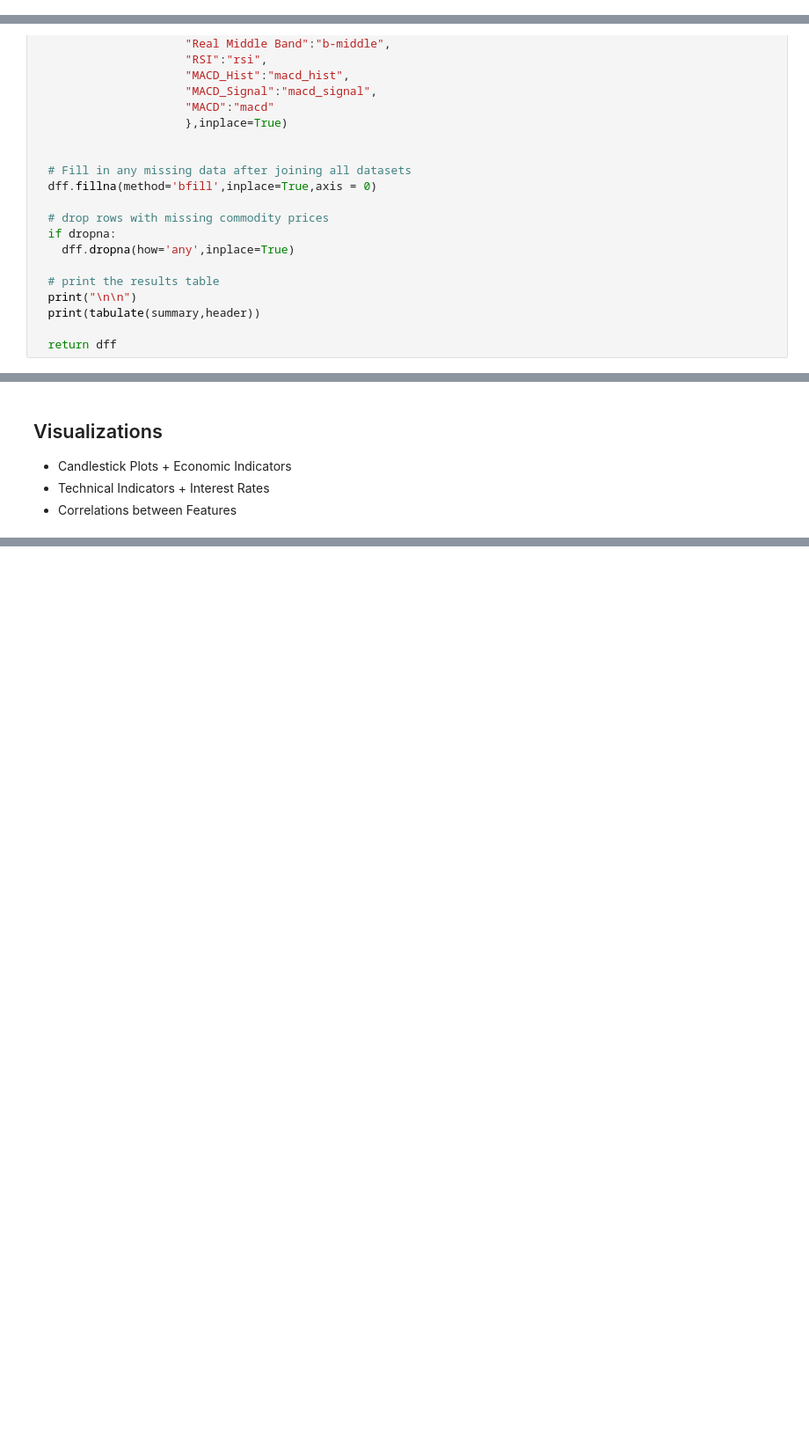
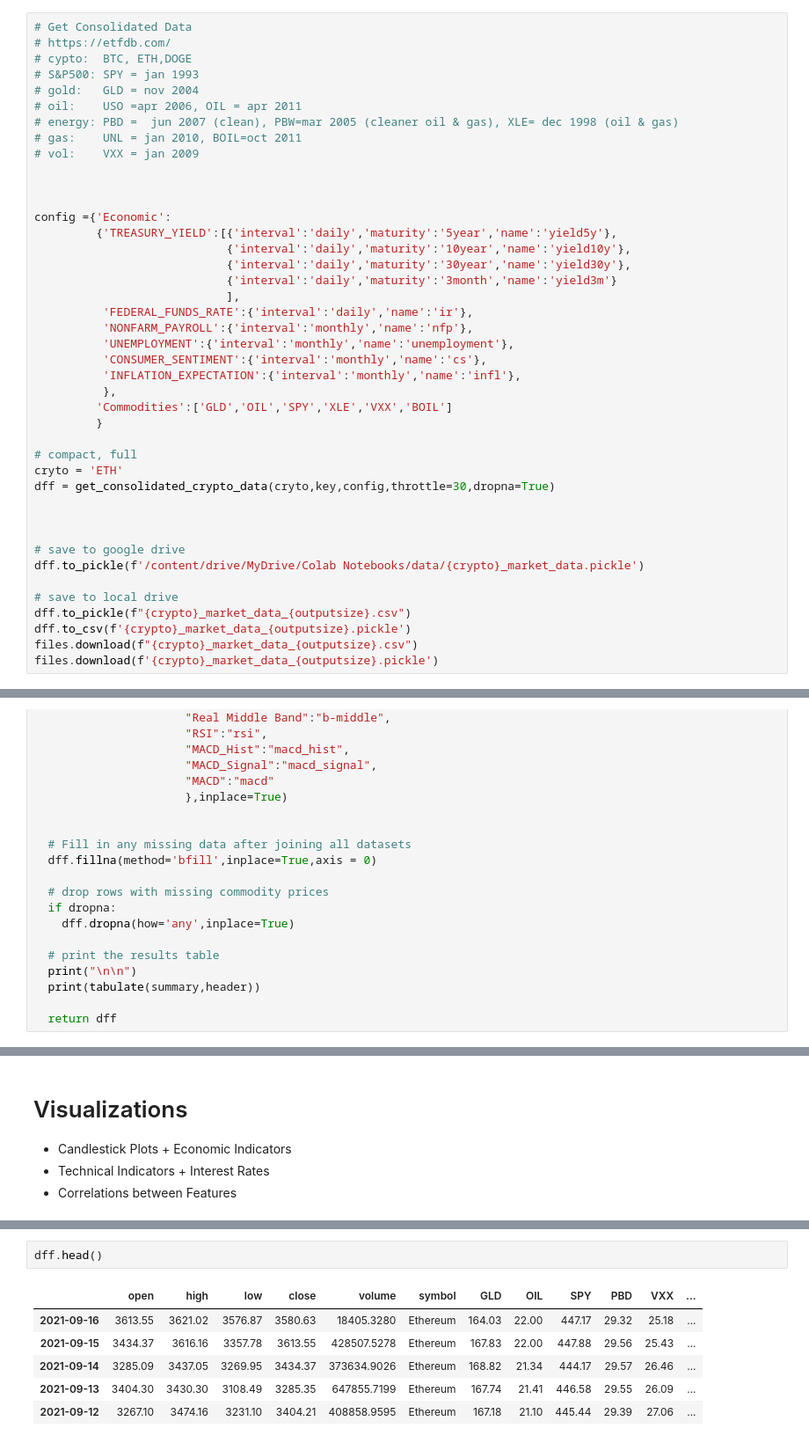
Before and after one commit to kconstable/market_predictions, a Jupyter notebook: market_data_av.ipynb, the cells around one changed output, grey strips where cells are left out. Shown at 88% size. Drawn from its saved outputs; the diff is of its cells as text; blank space fills up the shorter version.

Commit message:
Crypto + added functions to calculate technical indicators for crypto + added function to consolidate crypto + economic+ technical+commodities + update technical indicator plots to handle crypto

```diff
--- a/market_data_av.ipynb
+++ b/market_data_av.ipynb
@@ -76,0 +267,42 @@ def get_crypto_intraday(symbol,key,interval='60min',outputsize='compact',market=
+# %%
+# Get Consolidated Data
+# https://etfdb.com/
+# cypto:  BTC, ETH,DOGE
+# S&P500: SPY = jan 1993
+# gold:   GLD = nov 2004
+# oil:    USO =apr 2006, OIL = apr 2011
+# energy: PBD =  jun 2007 (clean), PBW=mar 2005 (cleaner oil & gas), XLE= dec 1998 (oil & gas)
+# gas:    UNL = jan 2010, BOIL=oct 2011
+# vol:    VXX = jan 2009
+
+
+
+config ={'Economic':
+         {'TREASURY_YIELD':[{'interval':'daily','maturity':'5year','name':'yield5y'},
+                            {'interval':'daily','maturity':'10year','name':'yield10y'},
+                            {'interval':'daily','maturity':'30year','name':'yield30y'},
+                            {'interval':'daily','maturity':'3month','name':'yield3m'}
+                            ],
+          'FEDERAL_FUNDS_RATE':{'interval':'daily','name':'ir'},
+          'NONFARM_PAYROLL':{'interval':'monthly','name':'nfp'},
+          'UNEMPLOYMENT':{'interval':'monthly','name':'unemployment'},
+          'CONSUMER_SENTIMENT':{'interval':'monthly','name':'cs'},
+          'INFLATION_EXPECTATION':{'interval':'monthly','name':'infl'},
+          },
+         'Commodities':['GLD','OIL','SPY','XLE','VXX','BOIL']
+         }
+
+# compact, full
+cryto = 'ETH'
+dff = get_consolidated_crypto_data(cryto,key,config,throttle=30,dropna=True)
+
+
+
+# save to google drive
+dff.to_pickle(f'/content/drive/MyDrive/Colab Notebooks/data/{crypto}_market_data.pickle')
+
+# save to local drive
+dff.to_pickle(f"{crypto}_market_data_{outputsize}.csv")
+dff.to_csv(f'{crypto}_market_data_{outputsize}.pickle')
+files.download(f"{crypto}_market_data_{outputsize}.csv")
+files.download(f'{crypto}_market_data_{outputsize}.pickle')
@@ -441,7 +691,7 @@ Technical Indicator  MACD                      4155          0  0.0%    none
 [interactive output not drawn]
 [interactive output not drawn]
 # %% [markdown]
-## Visualizations
+# Visualizations
 + Candlestick Plots + Economic Indicators
 + Technical Indicators + Interest Rates
 + Correlations between Features
@@ -511,6 +761,15 @@ def plot_candlestick(df,yearfrom=None):
 plot_candlestick(dff,2010)
 # %% [output]
 [interactive output not drawn]
+# %%
+dff.head()
+# %% [output]
+|  | open | high | low | close | volume | symbol | GLD | OIL | SPY | PBD | VXX | ... |
+| 2021-09-16 | 3613.55 | 3621.02 | 3576.87 | 3580.63 | 18405.3280 | Ethereum | 164.03 | 22.00 | 447.17 | 29.32 | 25.18 | ... |
+| 2021-09-15 | 3434.37 | 3616.16 | 3357.78 | 3613.55 | 428507.5278 | Ethereum | 167.83 | 22.00 | 447.88 | 29.56 | 25.43 | ... |
+| 2021-09-14 | 3285.09 | 3437.05 | 3269.95 | 3434.37 | 373634.9026 | Ethereum | 168.82 | 21.34 | 444.17 | 29.57 | 26.46 | ... |
+| 2021-09-13 | 3404.30 | 3430.30 | 3108.49 | 3285.35 | 647855.7199 | Ethereum | 167.74 | 21.41 | 446.58 | 29.55 | 26.09 | ... |
+| 2021-09-12 | 3267.10 | 3474.16 | 3231.10 | 3404.21 | 408858.9595 | Ethereum | 167.18 | 21.10 | 445.44 | 29.39 | 27.06 | ... |
 # %%
 def plot_technicals(df,yearfrom=None):
   """
```
Also changed, not shown: parts of 17 cells of this notebook.
